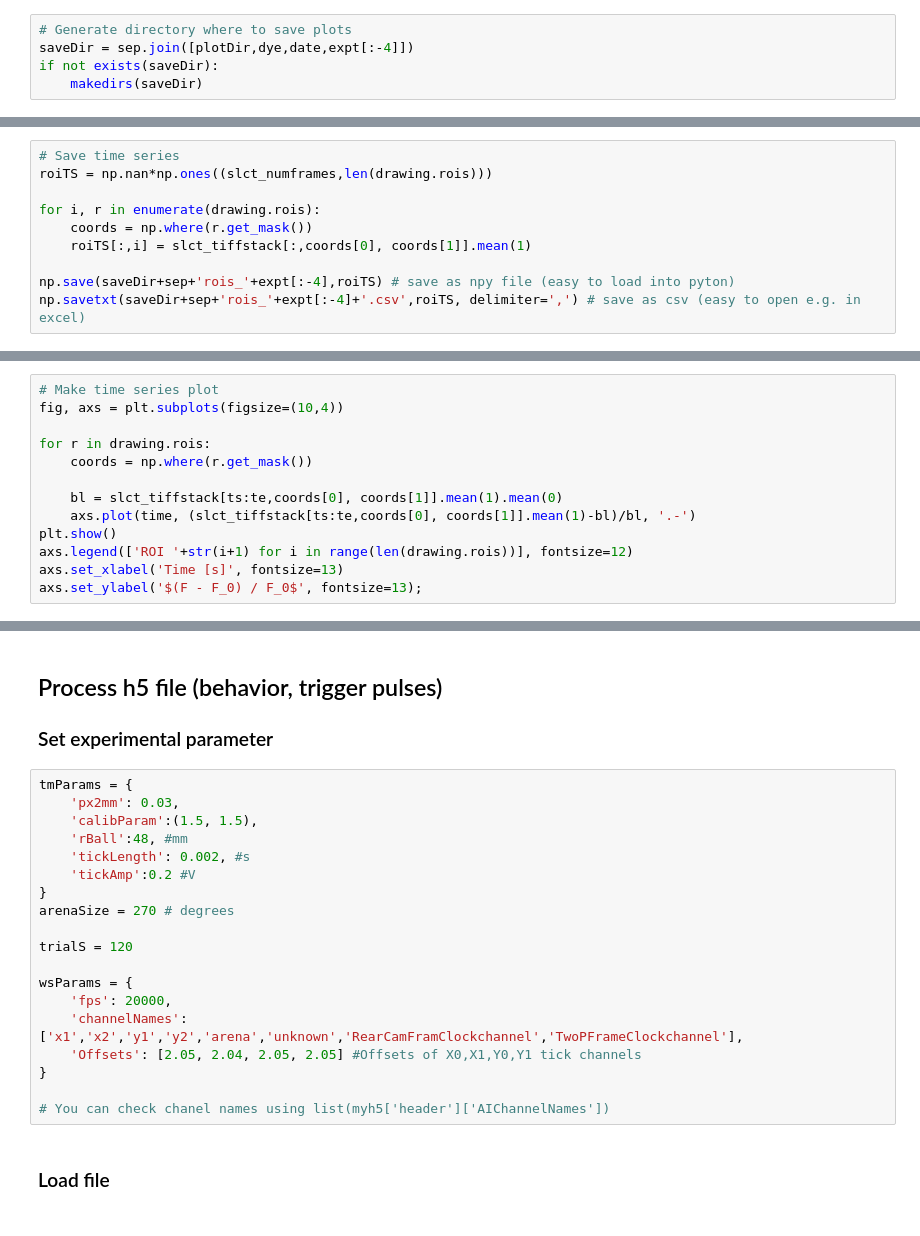
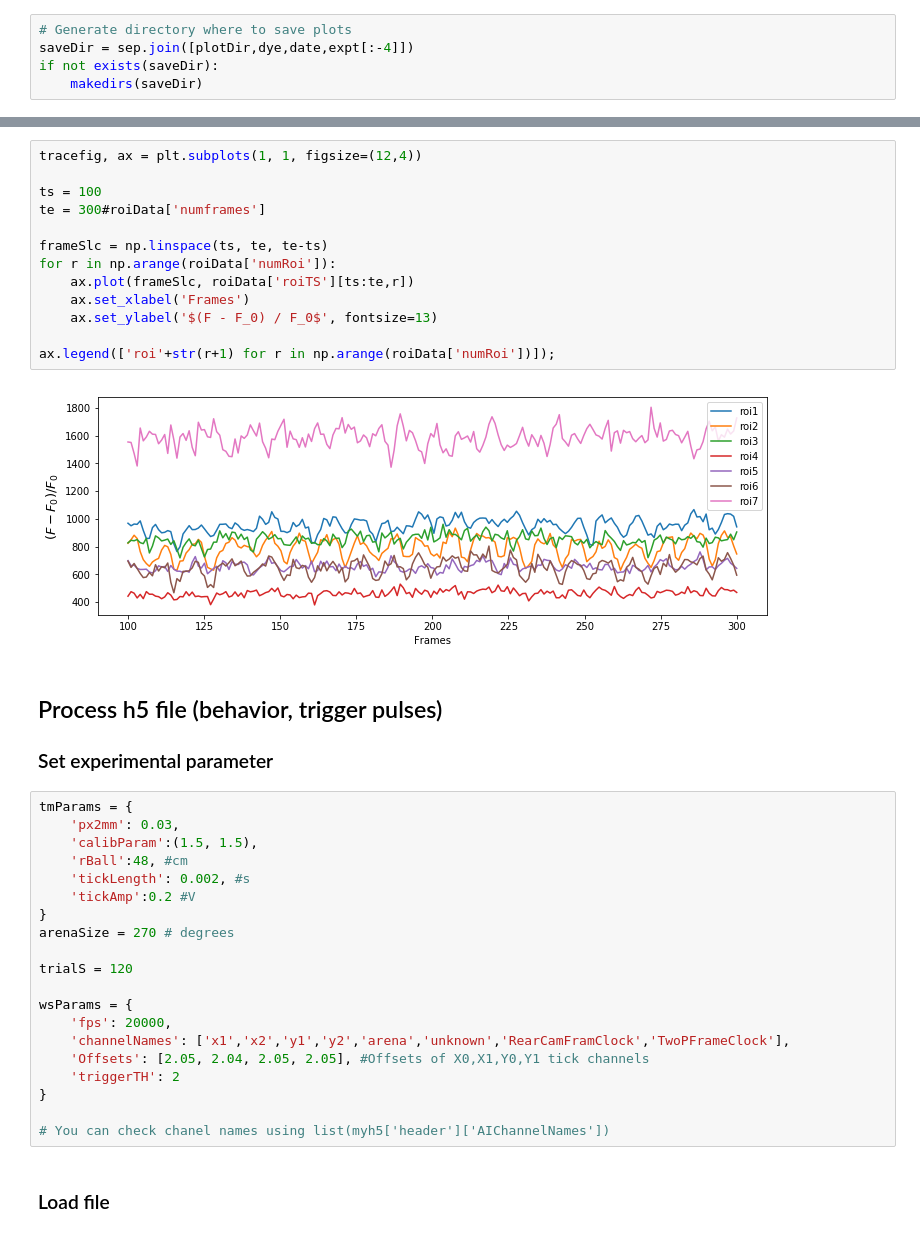
Before and after one commit to hjmh/beeImaging, a Jupyter notebook: AnalyzeBehaviorAndImaging.ipynb, the cells around one changed output, grey strips where cells are left out. Drawn from its saved outputs; the diff is of its cells as text.

```diff
--- a/AnalyzeBehaviorAndImaging.ipynb
+++ b/AnalyzeBehaviorAndImaging.ipynb
@@ -245,10 +43,0 @@ fig.savefig(saveDir+sep+'rois2_'+expt[:-4]+'.pdf', format = 'pdf')
-# %%
-# Save time series
-roiTS = np.nan*np.ones((slct_numframes,len(drawing.rois)))
-
-for i, r in enumerate(drawing.rois):
-    coords = np.where(r.get_mask())
-    roiTS[:,i] = slct_tiffstack[:,coords[0], coords[1]].mean(1)
-
-np.save(saveDir+sep+'rois_'+expt[:-4],roiTS) # save as npy file (easy to load into pyton)
-np.savetxt(saveDir+sep+'rois_'+expt[:-4]+'.csv',roiTS, delimiter=',') # save as csv (easy to open e.g. in excel)
@@ -265,13 +43,0 @@ time = np.linspace(ts/fps, te/fps, (te-ts))
-# %%
-# Make time series plot
-fig, axs = plt.subplots(figsize=(10,4))
-
-for r in drawing.rois:
-    coords = np.where(r.get_mask())
-
-    bl = slct_tiffstack[ts:te,coords[0], coords[1]].mean(1).mean(0)
-    axs.plot(time, (slct_tiffstack[ts:te,coords[0], coords[1]].mean(1)-bl)/bl, '.-')
-plt.show()
-axs.legend(['ROI '+str(i+1) for i in range(len(drawing.rois))], fontsize=12)
-axs.set_xlabel('Time [s]', fontsize=13)
-axs.set_ylabel('$(F - F_0) / F_0$', fontsize=13);
@@ -281,3 +62,18 @@ fig.savefig(saveDir+sep+'roi-traces_'+expt[:-4]+'.pdf', format = 'pdf')
+# %%
+tracefig, ax = plt.subplots(1, 1, figsize=(12,4))
+
+ts = 100
+te = 300#roiData['numframes']
+
+frameSlc = np.linspace(ts, te, te-ts)
+for r in np.arange(roiData['numRoi']):
+    ax.plot(frameSlc, roiData['roiTS'][ts:te,r])
+    ax.set_xlabel('Frames')
+    ax.set_ylabel('$(F - F_0) / F_0$', fontsize=13)
+
+ax.legend(['roi'+str(r+1) for r in np.arange(roiData['numRoi'])]);
+# %% [output]
+[figure, added]
 # %% [markdown]
 ## Process h5 file (behavior, trigger pulses)
 ### Set experimental parameter
@@ -285,7 +81,7 @@ fig.savefig(saveDir+sep+'roi-traces_'+expt[:-4]+'.pdf', format = 'pdf')
 tmParams = {
     'px2mm': 0.03,
     'calibParam':(1.5, 1.5),
-    'rBall':48, #mm
+    'rBall':48, #cm
     'tickLength': 0.002, #s
     'tickAmp':0.2 #V
 }
@@ -295,8 +91,9 @@ trialS = 120
 
 wsParams = {
     'fps': 20000,
-    'channelNames': ['x1','x2','y1','y2','arena','unknown','RearCamFramClockchannel','TwoPFrameClockchannel'],
-    'Offsets': [2.05, 2.04, 2.05, 2.05] #Offsets of X0,X1,Y0,Y1 tick channels
+    'channelNames': ['x1','x2','y1','y2','arena','unknown','RearCamFramClock','TwoPFrameClock'],
+    'Offsets': [2.05, 2.04, 2.05, 2.05], #Offsets of X0,X1,Y0,Y1 tick channels
+    'triggerTH': 2
 }
 
 # You can check chanel names using list(myh5['header']['AIChannelNames'])
```
Also changed, not shown: parts of 61 cells of this notebook.
